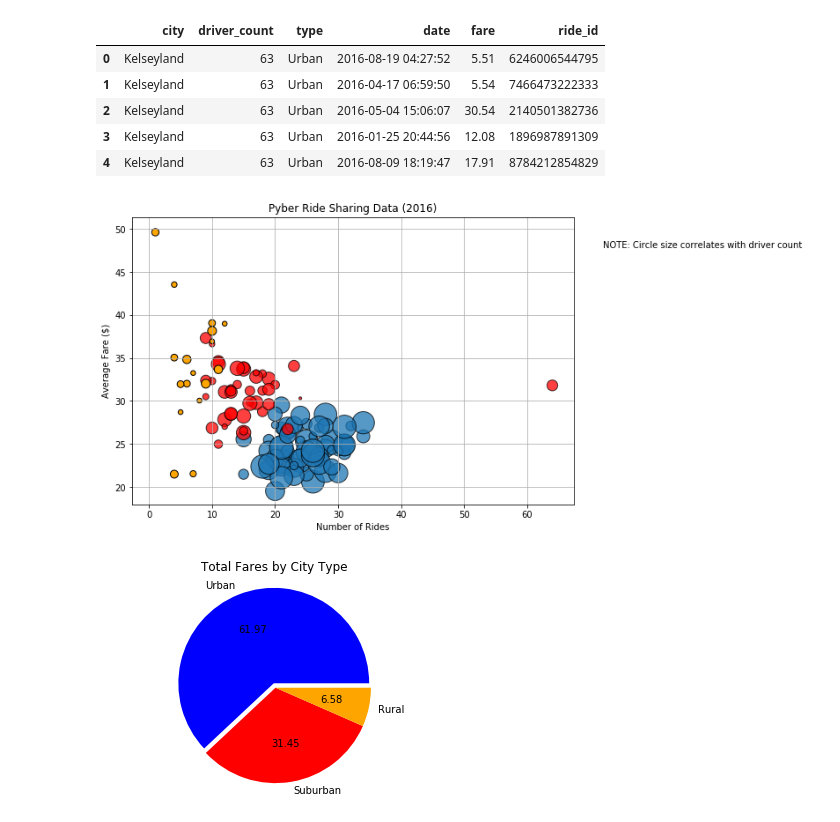
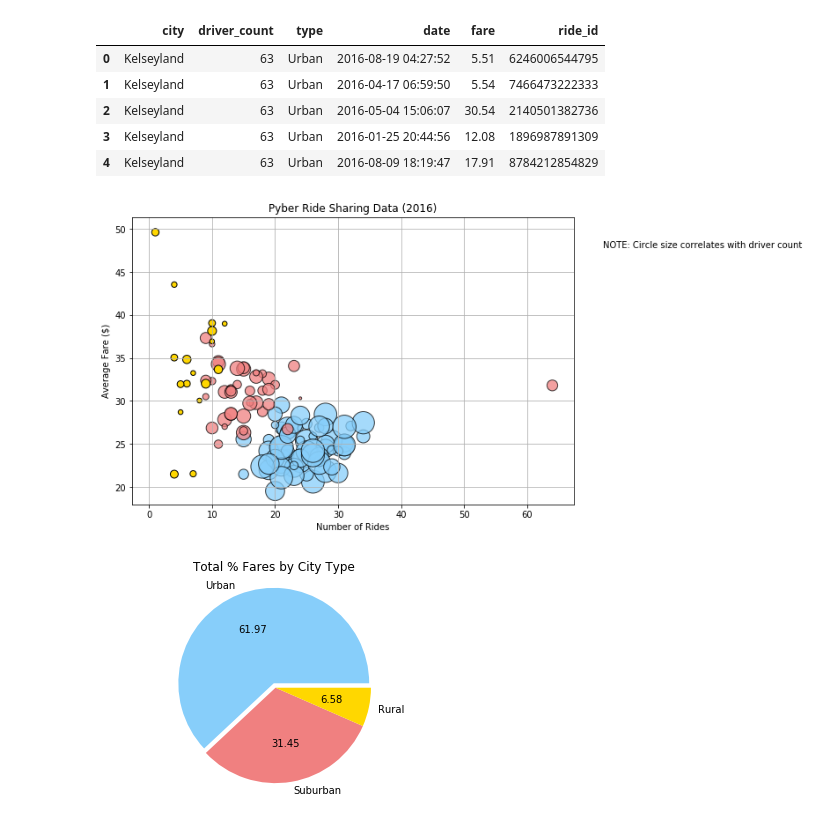
Before and after one commit to tullyvelte/RideSharingDataPlots, a Jupyter notebook: PyberPlots2.ipynb, the cells around one changed output. Saved outputs shown, nothing was run; the diff lists cells and outputs as text; code cells hidden in the pictures.

```diff
--- a/PyberPlots2.ipynb
+++ b/PyberPlots2.ipynb
@@ -104,13 +112,13 @@ rural_merge = pd.merge(rural_fares_avg, rural_rides, on='city', how='outer')
 rural_merge2 = pd.merge(rural_merge, rural_drivers, on='city', how='outer')
 # %%
 s=(urban_merge2['driver_count'])
-ax = urban_merge2.plot(kind="scatter", x="ride_id", y="fare", s=s*10, Edgecolor="Black", alpha=".75", grid=True, figsize=(9,6))
+ax = urban_merge2.plot(kind="scatter", x="ride_id", y="fare", s=s*10, Facecolors="LightSkyBlue", Edgecolor="Black", alpha=".75", grid=True, figsize=(9,6))
 
 s=(suburban_merge2['driver_count'])
-suburban_merge2.plot(kind="scatter", x="ride_id", y="fare", s=s*10, Facecolors="red", Edgecolor="Black", alpha=".75", ax=ax)
+suburban_merge2.plot(kind="scatter", x="ride_id", y="fare", s=s*10, Facecolors="Lightcoral", Edgecolor="Black", alpha=".75", ax=ax)
 
 s=(rural_merge2['driver_count'])
-rural_merge2.plot(kind="scatter", x="ride_id", y="fare", s=s*10, Facecolors="orange", Edgecolor="Black", ax=ax)
+rural_merge2.plot(kind="scatter", x="ride_id", y="fare", s=s*10, Facecolors="gold", Edgecolor="Black", ax=ax)
 
 #plt.xlim = ([0,100])
 #plt.ylim = ([0,100])
@@ -124,31 +132,31 @@ plt.show()
 
 #grid=True, figsize=(10, 5)
 # %% [output]
-[figure, old version]
+[figure, new version]
 # %%
 # Making the Py Charts
 
 ## % Total Fares by City Type
 
 urban_fares_total = urban_data['fare'].sum()
 suburban_fares_total = suburban_data['fare'].sum()
 rural_fares_total = rural_data['fare'].sum()
 
 city_type_fare = ["Urban", "Suburban", "Rural"]
 city_rides_fares = [urban_fares_total, suburban_fares_total, rural_fares_total]
 
-colors = ["Blue", "Red", "Orange"]
+colors = ["lightskyblue", "lightcoral", "gold"]
 explode = [0.05, 0, 0]
 
 plt.pie(city_rides_fares, explode=explode, labels=city_type_fare, colors=colors, autopct='%.2f')
 
 
 plt.axis("equal")
 
-plt.title("Total Fares by City Type")
+plt.title("Total % Fares by City Type")
 plt.show()
 # %% [output]
-[figure, old version]
+[figure, new version]
 # %%
 ## % Total Rides by City Type
 
```
Also changed, not shown: parts of 3 cells of this notebook, 5 other files.
